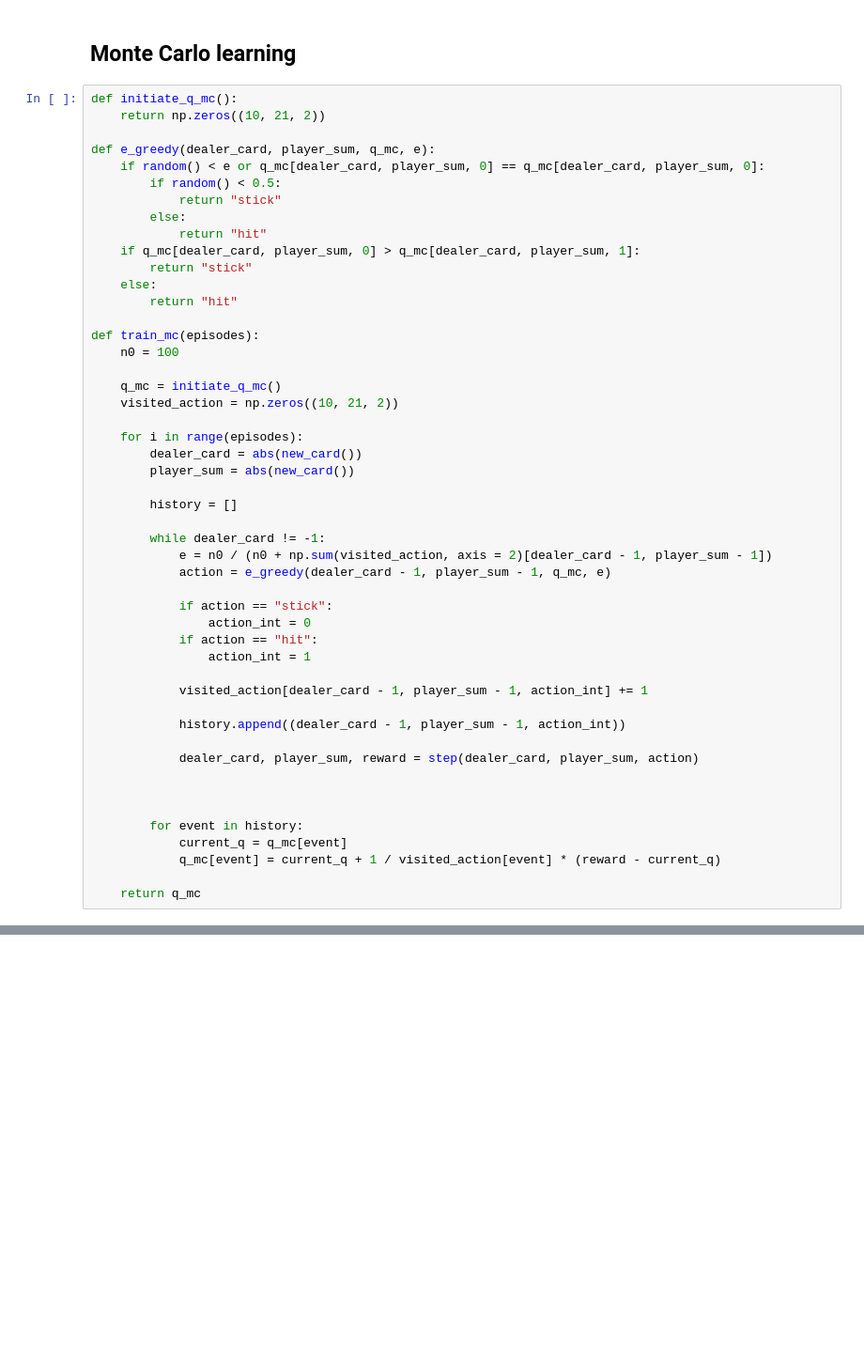
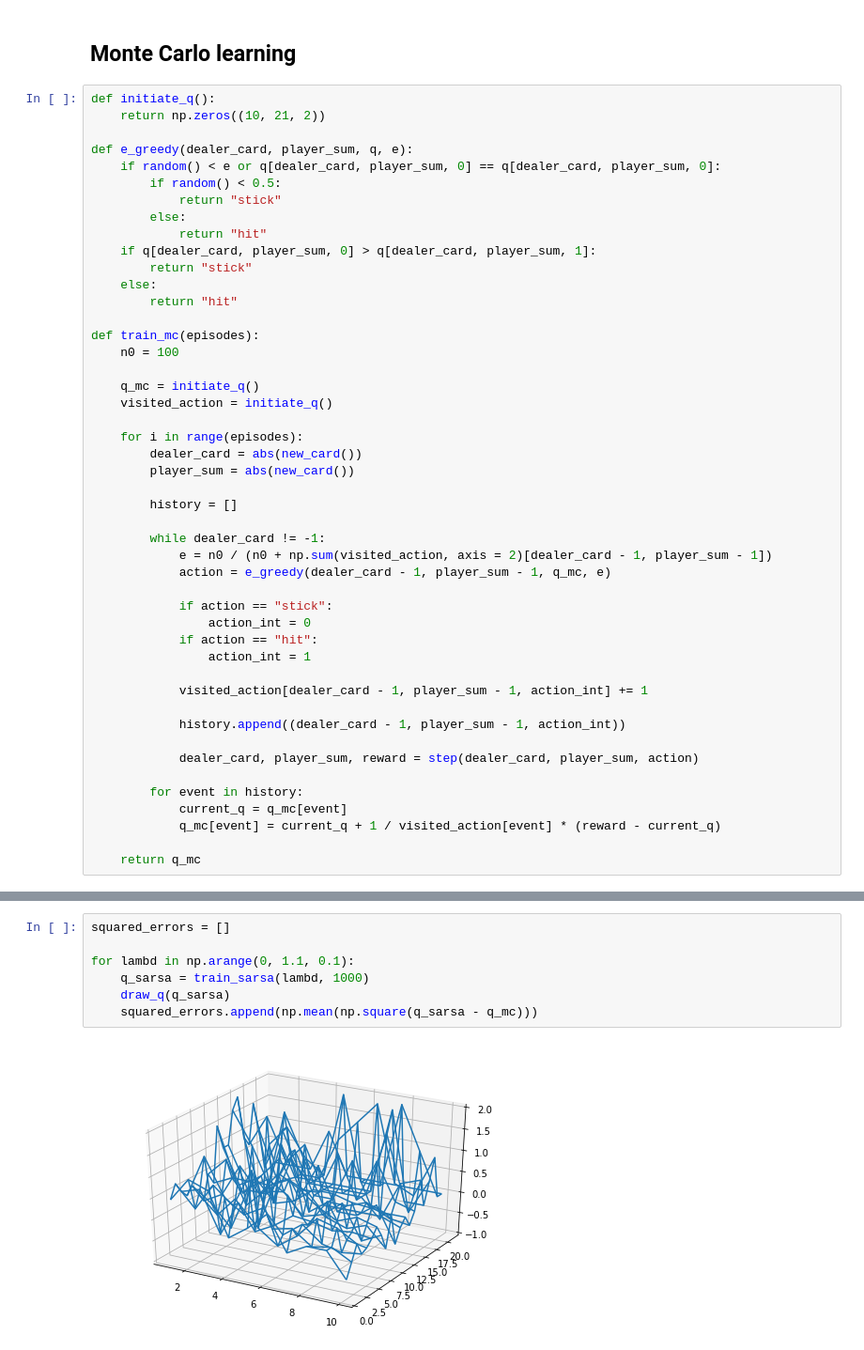
Before and after one commit to kwichmann/easy21, a Jupyter notebook: easy21.ipynb, the cells around one changed output, grey strips where cells are left out. Shown at 94% size. Drawn from its saved outputs; the diff is of its cells as text; blank space fills up the shorter version.

```diff
--- a/easy21.ipynb
+++ b/easy21.ipynb
@@ -34,16 +35,16 @@ def step(dealer_card, player_sum, action):
 # %% [markdown]
 ## Monte Carlo learning
 # %%
-def initiate_q_mc():
+def initiate_q():
     return np.zeros((10, 21, 2))
 
-def e_greedy(dealer_card, player_sum, q_mc, e):
-    if random() < e or q_mc[dealer_card, player_sum, 0] == q_mc[dealer_card, player_sum, 0]:
+def e_greedy(dealer_card, player_sum, q, e):
+    if random() < e or q[dealer_card, player_sum, 0] == q[dealer_card, player_sum, 0]:
         if random() < 0.5:
             return "stick"
         else:
             return "hit"
-    if q_mc[dealer_card, player_sum, 0] > q_mc[dealer_card, player_sum, 1]:
+    if q[dealer_card, player_sum, 0] > q[dealer_card, player_sum, 1]:
         return "stick"
     else:
         return "hit"
@@ -51,8 +52,8 @@ def e_greedy(dealer_card, player_sum, q_mc, e):
 def train_mc(episodes):
     n0 = 100
 
-    q_mc = initiate_q_mc()
-    visited_action = np.zeros((10, 21, 2))
+    q_mc = initiate_q()
+    visited_action = initiate_q()
 
     for i in range(episodes):
         dealer_card = abs(new_card())
@@ -75,8 +76,6 @@ def train_mc(episodes):
 
             dealer_card, player_sum, reward = step(dealer_card, player_sum, action)
 
-
-
         for event in history:
             current_q = q_mc[event]
             q_mc[event] = current_q + 1 / visited_action[event] * (reward - current_q)
@@ -100,0 +162,9 @@ plt.show()
+# %%
+squared_errors = []
+
+for lambd in np.arange(0, 1.1, 0.1):
+    q_sarsa = train_sarsa(lambd, 1000)
+    draw_q(q_sarsa)
+    squared_errors.append(np.mean(np.square(q_sarsa - q_mc)))
+# %% [output]
+[figure, added]
```
Also changed, not shown: parts of 9 cells of this notebook, 1 other file.
